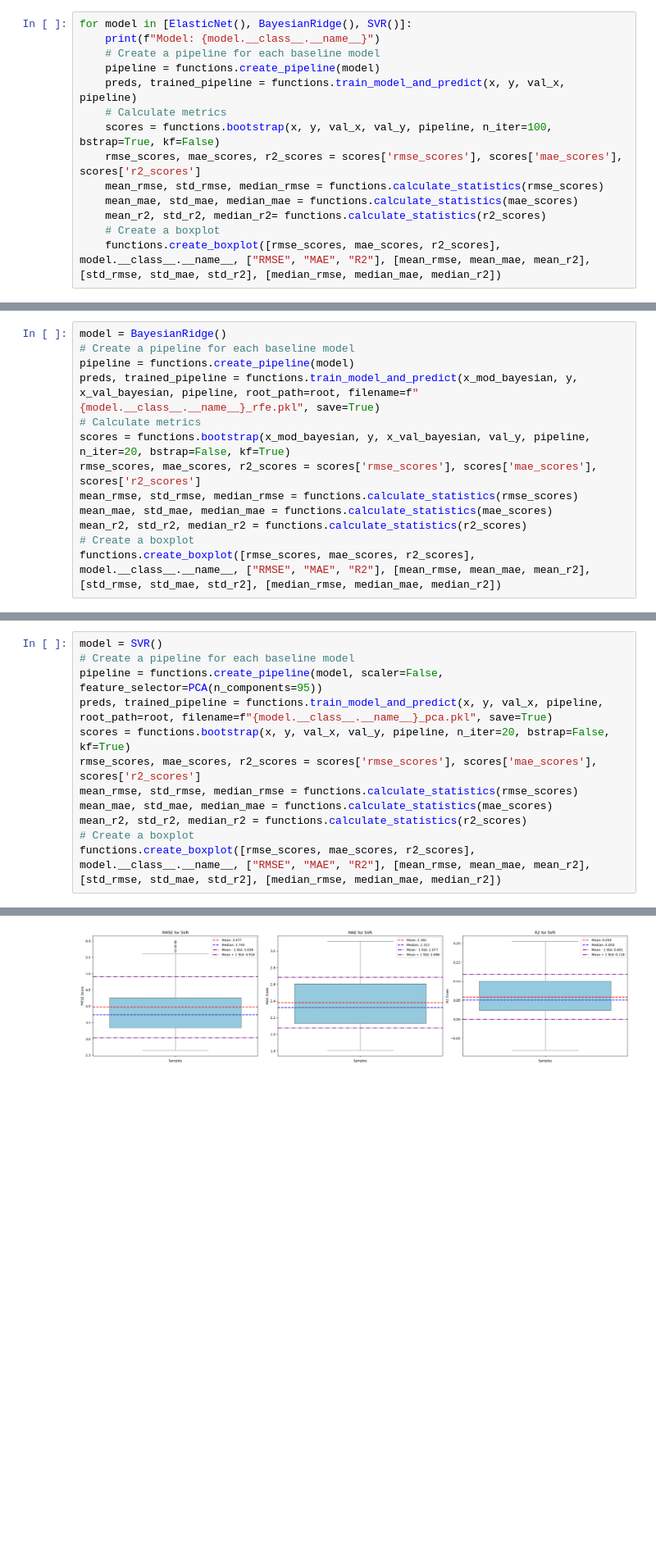
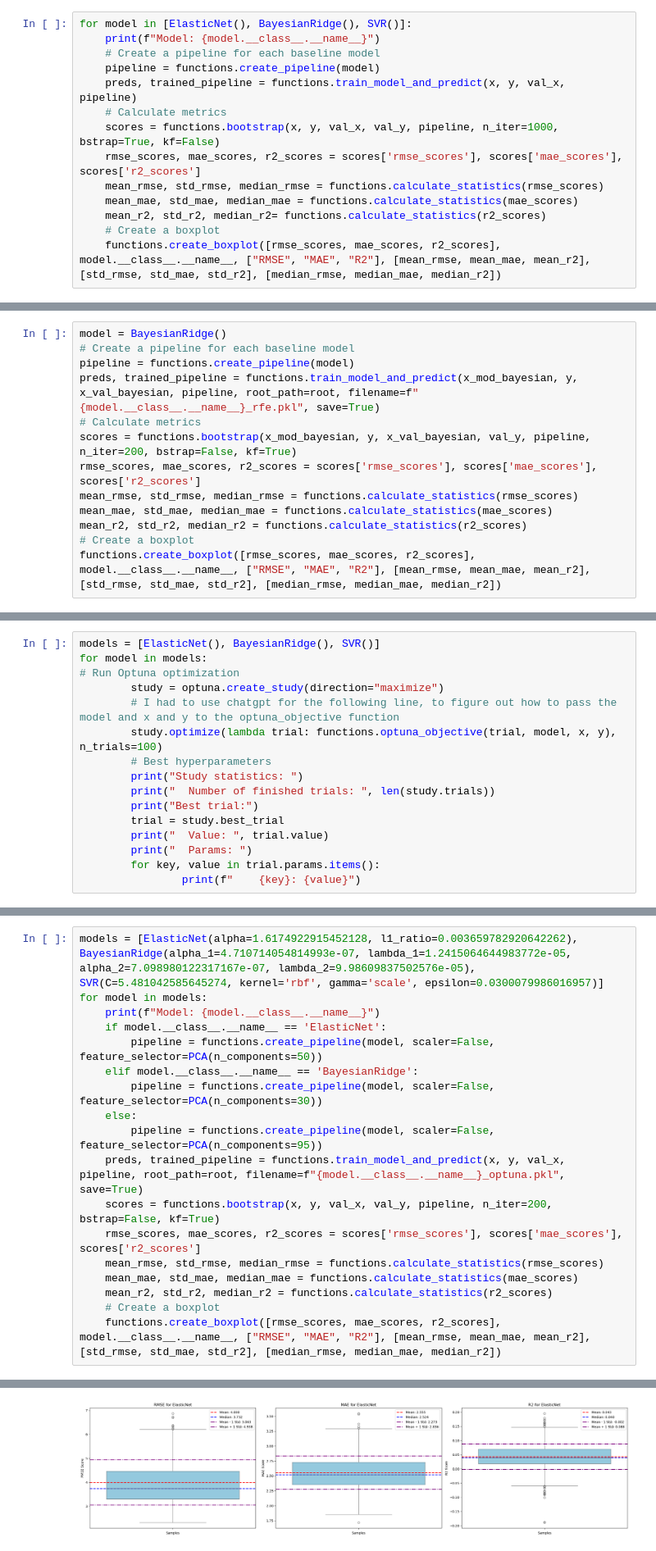
Before and after one commit to RafailTn/Assignment-1, a Jupyter notebook: notebooks/model_analysis.ipynb, the cells around one changed output, grey strips where cells are left out. Shown at 82% size. Cells and saved outputs as stored; diff of their text form; blank space fills up the shorter version.

```diff
--- a/notebooks/model_analysis.ipynb
+++ b/notebooks/model_analysis.ipynb
@@ -67,7 +68,7 @@ for model in [ElasticNet(), BayesianRidge(), SVR()]:
     pipeline = functions.create_pipeline(model)
     preds, trained_pipeline = functions.train_model_and_predict(x, y, val_x, pipeline)
     # Calculate metrics
-    scores = functions.bootstrap(x, y, val_x, val_y, pipeline, n_iter=100, bstrap=True, kf=False)
+    scores = functions.bootstrap(x, y, val_x, val_y, pipeline, n_iter=1000, bstrap=True, kf=False)
     rmse_scores, mae_scores, r2_scores = scores['rmse_scores'], scores['mae_scores'], scores['r2_scores']
     mean_rmse, std_rmse, median_rmse = functions.calculate_statistics(rmse_scores)
     mean_mae, std_mae, median_mae = functions.calculate_statistics(mae_scores)
@@ -193,7 +194,7 @@ model = BayesianRidge()
 pipeline = functions.create_pipeline(model)
 preds, trained_pipeline = functions.train_model_and_predict(x_mod_bayesian, y, x_val_bayesian, pipeline, root_path=root, filename=f"{model.__class__.__name__}_rfe.pkl", save=True)
 # Calculate metrics
-scores = functions.bootstrap(x_mod_bayesian, y, x_val_bayesian, val_y, pipeline, n_iter=20, bstrap=False, kf=True)
+scores = functions.bootstrap(x_mod_bayesian, y, x_val_bayesian, val_y, pipeline, n_iter=200, bstrap=False, kf=True)
 rmse_scores, mae_scores, r2_scores = scores['rmse_scores'], scores['mae_scores'], scores['r2_scores']
 mean_rmse, std_rmse, median_rmse = functions.calculate_statistics(rmse_scores)
 mean_mae, std_mae, median_mae = functions.calculate_statistics(mae_scores)
@@ -232,0 +281,16 @@ functions.create_boxplot([rmse_scores, mae_scores, r2_scores], model.__class__._
+# %%
+models = [ElasticNet(), BayesianRidge(), SVR()]
+for model in models:
+# Run Optuna optimization
+        study = optuna.create_study(direction="maximize")
+        # I had to use chatgpt for the following line, to figure out how to pass the model and x and y to the optuna_objective function
+        study.optimize(lambda trial: functions.optuna_objective(trial, model, x, y), n_trials=100)
+        # Best hyperparameters
+        print("Study statistics: ")
+        print("  Number of finished trials: ", len(study.trials))
+        print("Best trial:")
+        trial = study.best_trial
+        print("  Value: ", trial.value)
+        print("  Params: ")
+        for key, value in trial.params.items():
+                print(f"    {key}: {value}")
@@ -233,13 +374,19 @@ functions.create_boxplot([rmse_scores, mae_scores, r2_scores], model.__class__._
 # %%
-model = SVR()
-# Create a pipeline for each baseline model
-pipeline = functions.create_pipeline(model, scaler=False, feature_selector=PCA(n_components=95))
-preds, trained_pipeline = functions.train_model_and_predict(x, y, val_x, pipeline, root_path=root, filename=f"{model.__class__.__name__}_pca.pkl", save=True)
-scores = functions.bootstrap(x, y, val_x, val_y, pipeline, n_iter=20, bstrap=False, kf=True)
-rmse_scores, mae_scores, r2_scores = scores['rmse_scores'], scores['mae_scores'], scores['r2_scores']
-mean_rmse, std_rmse, median_rmse = functions.calculate_statistics(rmse_scores)
-mean_mae, std_mae, median_mae = functions.calculate_statistics(mae_scores)
-mean_r2, std_r2, median_r2 = functions.calculate_statistics(r2_scores)
-# Create a boxplot
-functions.create_boxplot([rmse_scores, mae_scores, r2_scores], model.__class__.__name__, ["RMSE", "MAE", "R2"], [mean_rmse, mean_mae, mean_r2], [std_rmse, std_mae, std_r2], [median_rmse, median_mae, median_r2])
+models = [ElasticNet(alpha=1.6174922915452128, l1_ratio=0.003659782920642262), BayesianRidge(alpha_1=4.710714054814993e-07, lambda_1=1.2415064644983772e-05, alpha_2=7.098980122317167e-07, lambda_2=9.98609837502576e-05), SVR(C=5.481042585645274, kernel='rbf', gamma='scale', epsilon=0.0300079986016957)]
+for model in models:
+    print(f"Model: {model.__class__.__name__}")
+    if model.__class__.__name__ == 'ElasticNet':
+        pipeline = functions.create_pipeline(model, scaler=False, feature_selector=PCA(n_components=50))
+    elif model.__class__.__name__ == 'BayesianRidge':
+        pipeline = functions.create_pipeline(model, scaler=False, feature_selector=PCA(n_components=30))
+    else:
+        pipeline = functions.create_pipeline(model, scaler=False, feature_selector=PCA(n_components=95))
+    preds, trained_pipeline = functions.train_model_and_predict(x, y, val_x, pipeline, root_path=root, filename=f"{model.__class__.__name__}_optuna.pkl", save=True)
+    scores = functions.bootstrap(x, y, val_x, val_y, pipeline, n_iter=200, bstrap=False, kf=True)
+    rmse_scores, mae_scores, r2_scores = scores['rmse_scores'], scores['mae_scores'], scores['r2_scores']
+    mean_rmse, std_rmse, median_rmse = functions.calculate_statistics(rmse_scores)
+    mean_mae, std_mae, median_mae = functions.calculate_statistics(mae_scores)
+    mean_r2, std_r2, median_r2 = functions.calculate_statistics(r2_scores)
+    # Create a boxplot
+    functions.create_boxplot([rmse_scores, mae_scores, r2_scores], model.__class__.__name__, ["RMSE", "MAE", "R2"], [mean_rmse, mean_mae, mean_r2], [std_rmse, std_mae, std_r2], [median_rmse, median_mae, median_r2])
 # %% [output]
@@ -246 +394 @@ functions.create_boxplot([rmse_scores, mae_scores, r2_scores], model.__class__._
-[figure, old version]
+[figure, new version]
```
Also changed, not shown: parts of 12 cells of this notebook, 4 other files.
